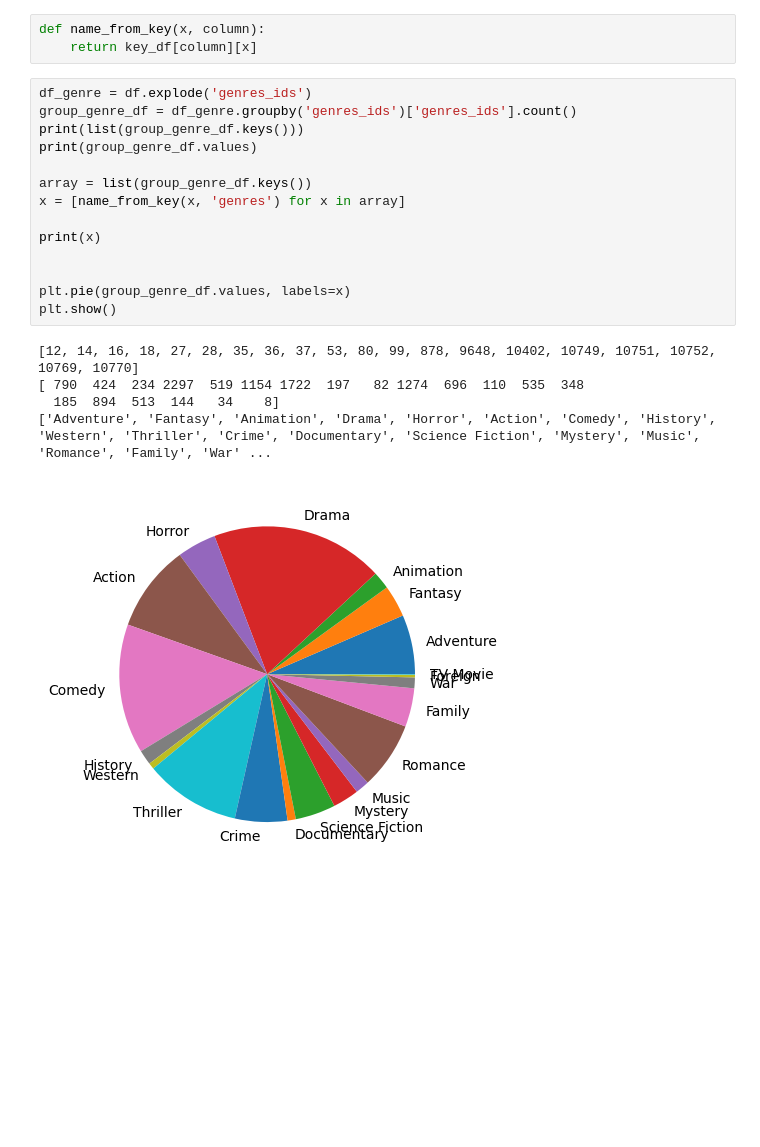
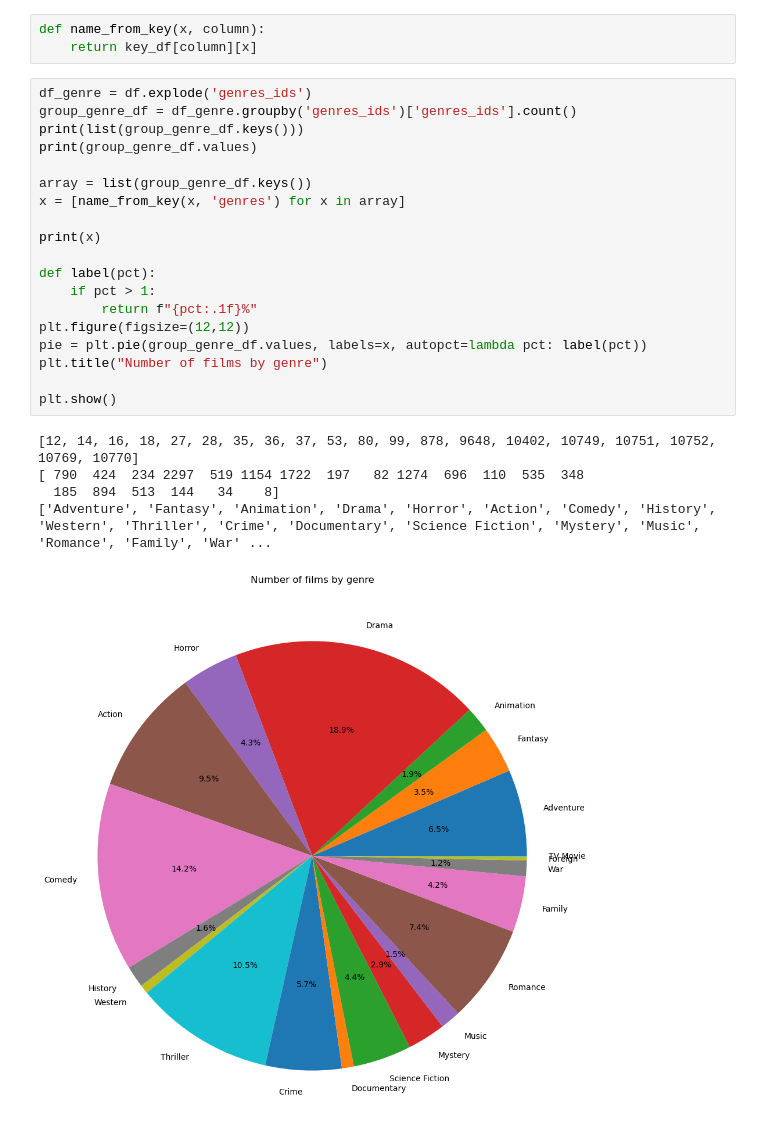
Before and after one commit to haydentbs/MovieDataEDA, a Jupyter notebook: eda.ipynb, the cells around one changed output. Saved outputs shown, nothing was run; the diff lists cells and outputs as text; blank space fills up the shorter version.

```diff
--- a/eda.ipynb
+++ b/eda.ipynb
@@ -276,20 +276,25 @@ def name_from_key(x, column):
 # %%
 df_genre = df.explode('genres_ids')
 group_genre_df = df_genre.groupby('genres_ids')['genres_ids'].count()
 print(list(group_genre_df.keys()))
 print(group_genre_df.values)
 
 array = list(group_genre_df.keys())
 x = [name_from_key(x, 'genres') for x in array]
 
 print(x)
 
+def label(pct):
+    if pct > 1:
+        return f"{pct:.1f}%"
+plt.figure(figsize=(12,12))
+pie = plt.pie(group_genre_df.values, labels=x, autopct=lambda pct: label(pct))
+plt.title("Number of films by genre")
 
-plt.pie(group_genre_df.values, labels=x)
 plt.show()
 # %% [output]
 [12, 14, 16, 18, 27, 28, 35, 36, 37, 53, 80, 99, 878, 9648, 10402, 10749, 10751, 10752, 10769, 10770]
 [ 790  424  234 2297  519 1154 1722  197   82 1274  696  110  535  348
   185  894  513  144   34    8]
 ['Adventure', 'Fantasy', 'Animation', 'Drama', 'Horror', 'Action', 'Comedy', 'History', 'Western', 'Thriller', 'Crime', 'Documentary', 'Science Fiction', 'Mystery', 'Music', 'Romance', 'Family', 'War' ...
-[figure, old version]
+[figure, new version]
```
Also changed, not shown: parts of 2 cells of this notebook.
